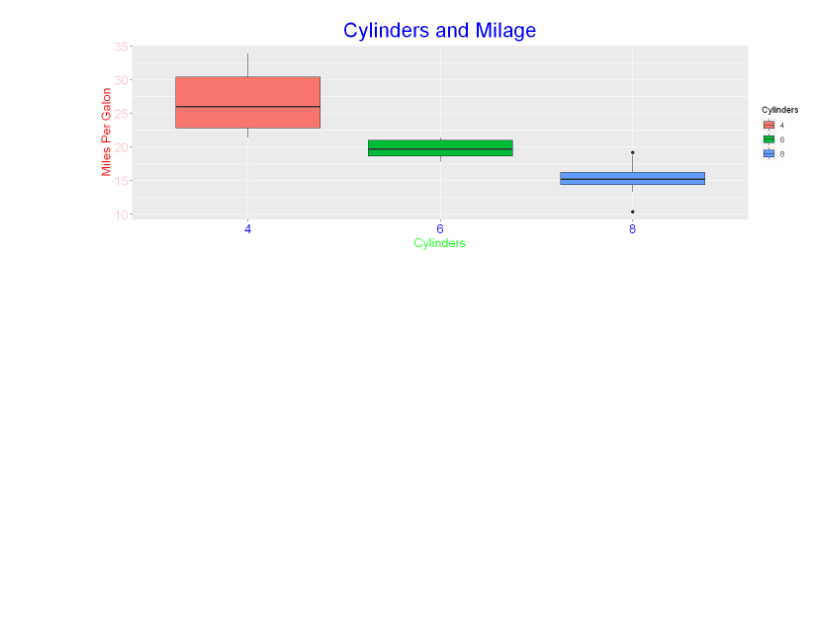
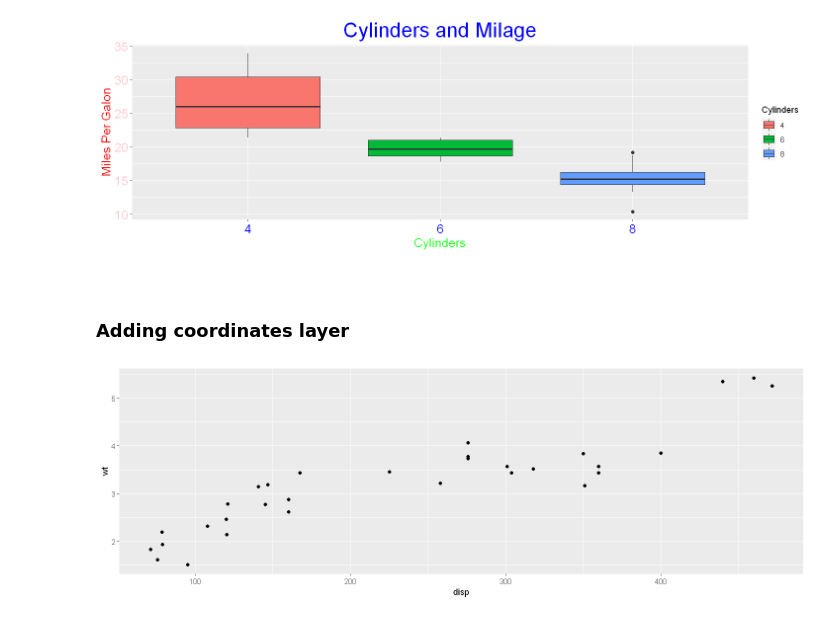
Before and after one commit to SUSREE64/R-Bootcamp, a Jupyter notebook: R-Basics/R-Visualization with ggplot().ipynb, the cells around one changed output. Cells and saved outputs as stored; diff of their text form; code cells hidden in the pictures; blank space fills up the shorter version.

```diff
--- a/R-Basics/R-Visualization with ggplot().ipynb
+++ b/R-Basics/R-Visualization with ggplot().ipynb
@@ -133,3 +147,7 @@ plt <- plt + scale_fill_discrete(name = "Cylinders")
 print(plt)
 # %% [output]
 [figure]
+# %% [markdown]
+<a id = "coord"></a>
+# %% [markdown]
+### Adding coordinates layer
@@ -135,0 +157,6 @@ print(plt)
+# %%
+pl <- ggplot(mtcars, aes(x = disp, y = wt ))
+pl <- pl + geom_point()
+print(pl)
+# %% [output]
+[figure, added]
```
Also changed, not shown: parts of 15 cells of this notebook.
